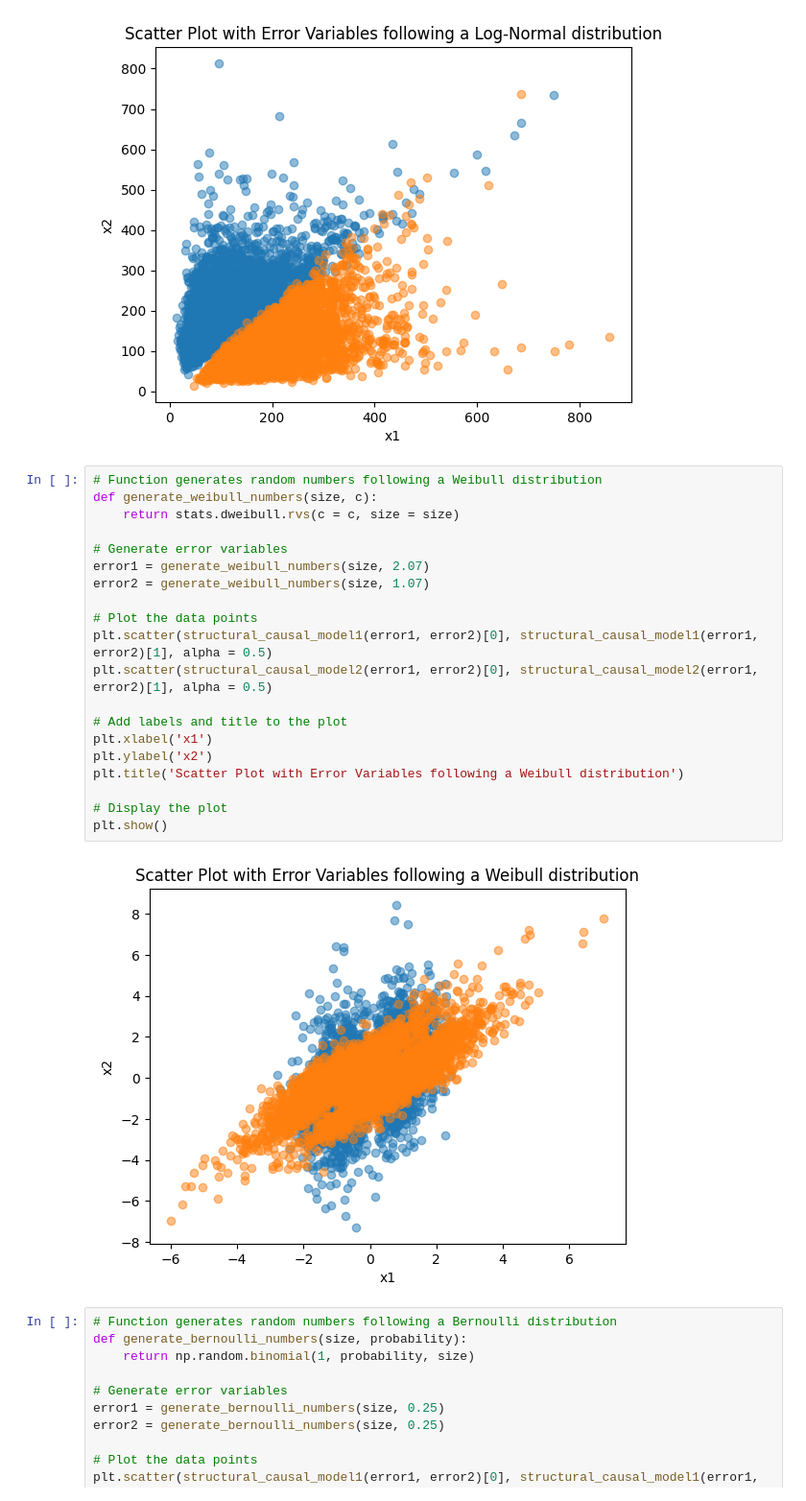
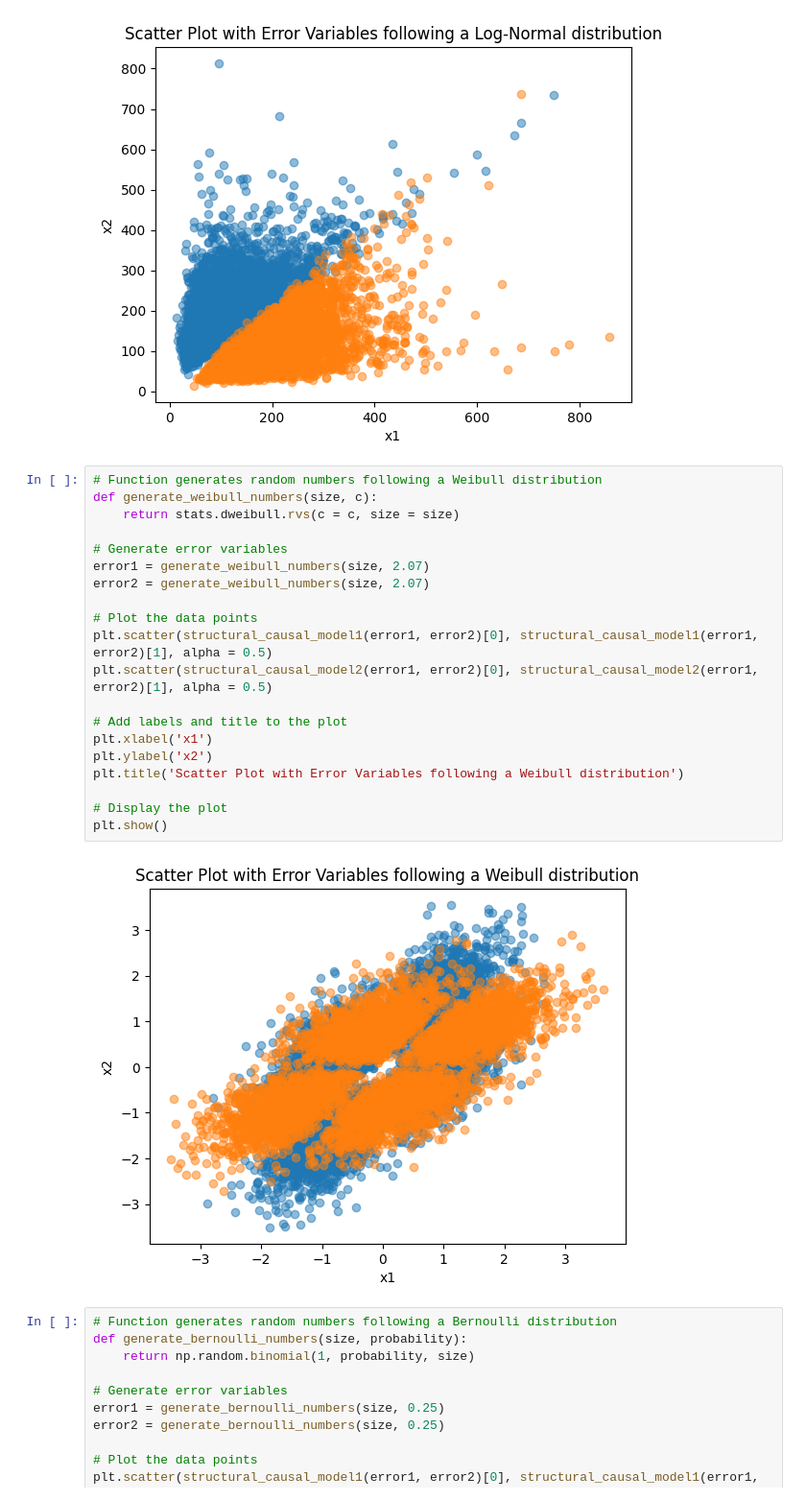
Before and after one commit to ShoShohh/Causal-inference, a Jupyter notebook: parametric-identifiability.ipynb, the cells around one changed output. Shown at 96% size. Drawn from its saved outputs; the diff is of its cells as text.

```diff
--- a/parametric-identifiability.ipynb
+++ b/parametric-identifiability.ipynb
@@ -245,25 +245,25 @@ plt.show()
 # %%
 # Function generates random numbers following a Weibull distribution
 def generate_weibull_numbers(size, c):
     return stats.dweibull.rvs(c = c, size = size)
 
 # Generate error variables
 error1 = generate_weibull_numbers(size, 2.07)
-error2 = generate_weibull_numbers(size, 1.07)
+error2 = generate_weibull_numbers(size, 2.07)
 
 # Plot the data points
 plt.scatter(structural_causal_model1(error1, error2)[0], structural_causal_model1(error1, error2)[1], alpha = 0.5)
 plt.scatter(structural_causal_model2(error1, error2)[0], structural_causal_model2(error1, error2)[1], alpha = 0.5)
 
 # Add labels and title to the plot
 plt.xlabel('x1')
 plt.ylabel('x2')
 plt.title('Scatter Plot with Error Variables following a Weibull distribution')
 
 # Display the plot
 plt.show()
 # %% [output]
-[figure, old version]
+[figure, new version]
 # %%
 # Function generates random numbers following a Bernoulli distribution
 def generate_bernoulli_numbers(size, probability):
```
Also changed, not shown: 1 other file.
